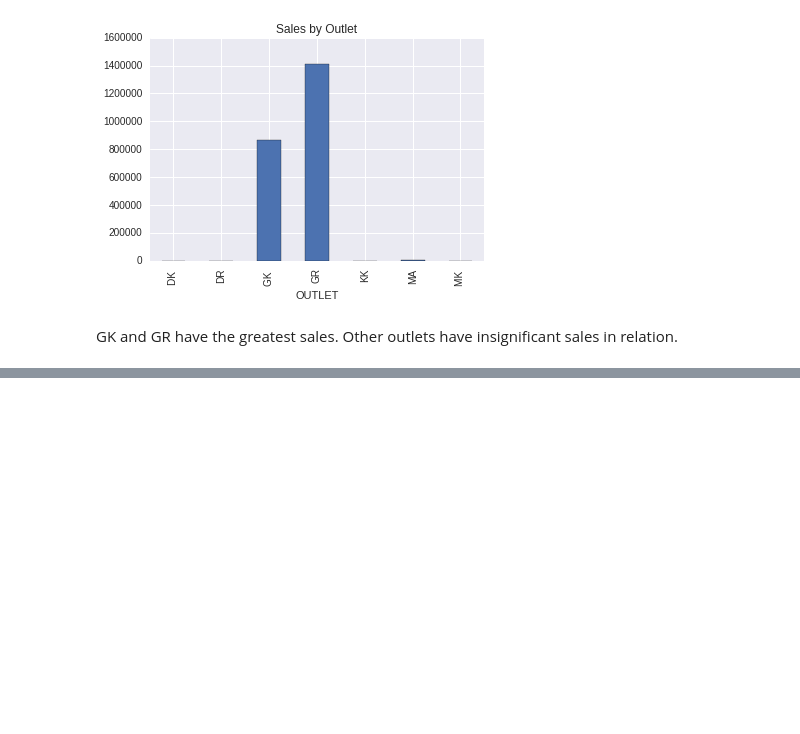
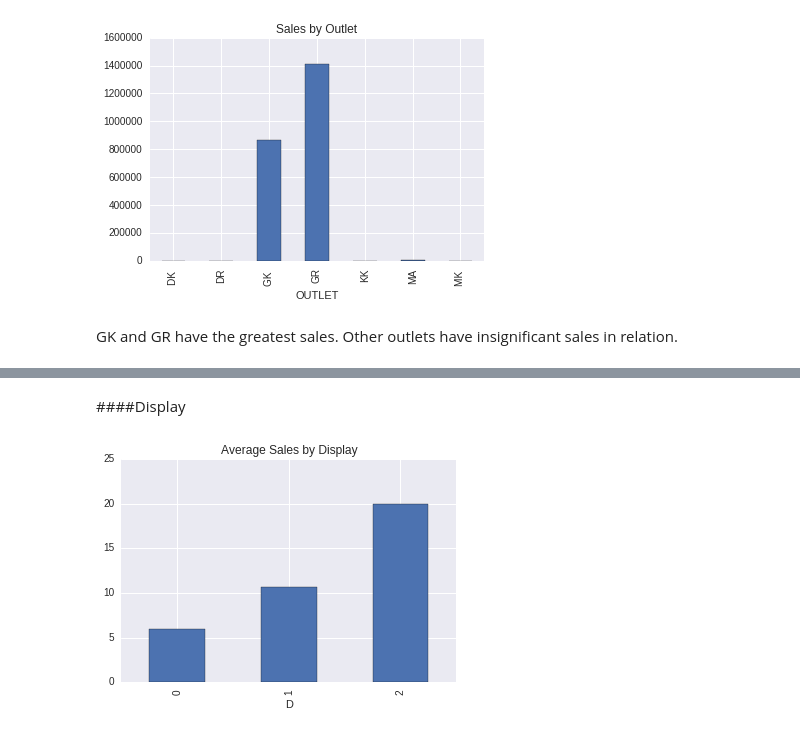
Before and after one commit to mGalarnyk/Machine_Learning_Froyo, a Jupyter notebook: Sadat/IRI_Overview.ipynb, the cells around one changed output, grey strips where cells are left out. Drawn from its saved outputs; the diff is of its cells as text; code cells hidden in the pictures; blank space fills up the shorter version.

```diff
--- a/Sadat/IRI_Overview.ipynb
+++ b/Sadat/IRI_Overview.ipynb
@@ -230,0 +282,6 @@ GK and GR have the greatest sales. Other outlets have insignificant sales in rel
+# %% [markdown]
+####Display
+# %%
+df[df['F']!='NONE'].groupby('D')['DOLLARS'].mean().plot(kind='bar', title='Average Sales by Display');
+# %% [output]
+[figure, added]
```
Also changed, not shown: parts of 18 cells of this notebook.
